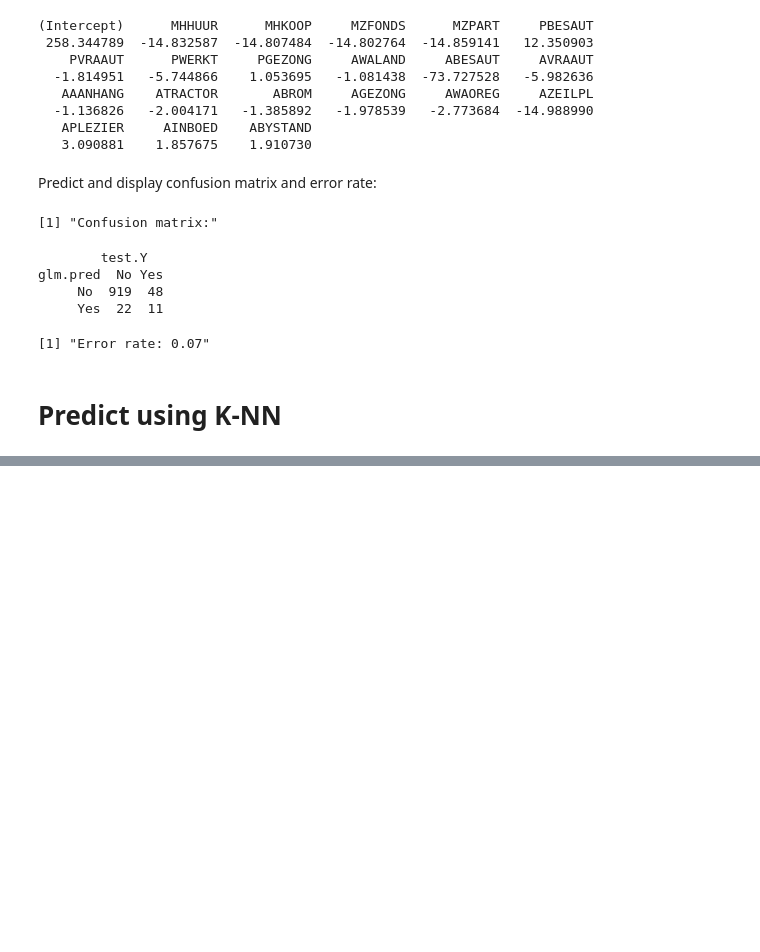
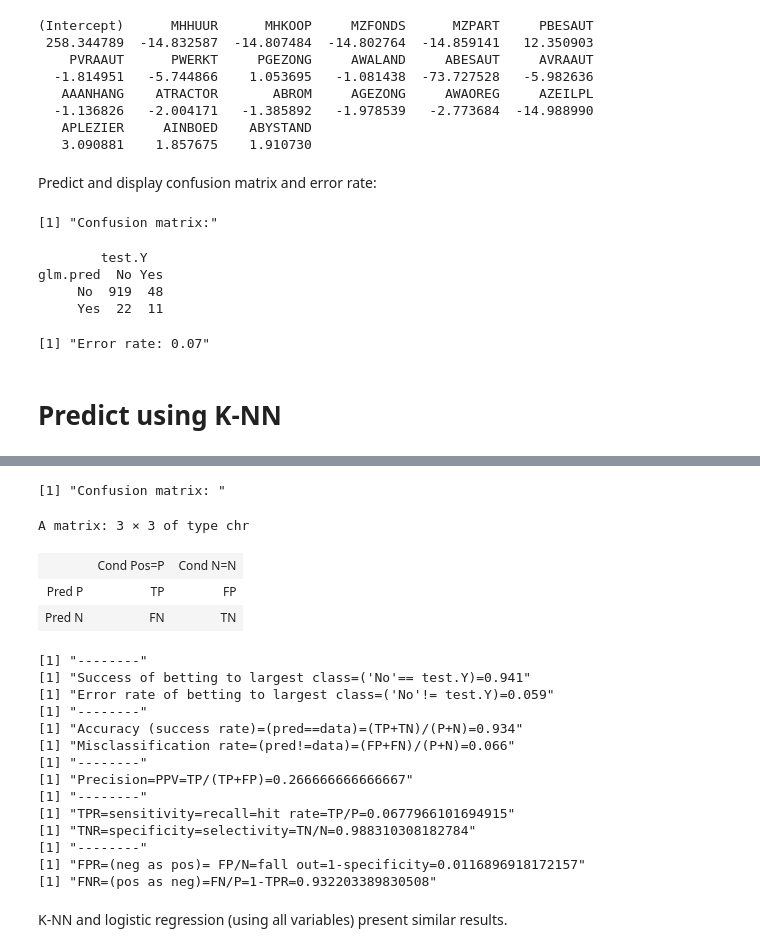
Before and after one commit to jabascal/notes-on-machine-learning, a Jupyter notebook: classification_example_R_Caravan.ipynb, the cells around one changed output, grey strips where cells are left out. Cells and saved outputs as stored; diff of their text form; code cells hidden in the pictures; blank space fills up the shorter version.

Commit message:
Update classification two examples using R: Predict direction of S&P500 and Predict Caravan insurance purchase

```diff
--- a/classification_example_R_Caravan.ipynb
+++ b/classification_example_R_Caravan.ipynb
@@ -198,0 +211,62 @@ ERROR: ignored
+# %%
+TP = knn.table[2,2]
+TN = knn.table[1,1]
+FP = knn.table[2,1]
+FN = knn.table[1,2]
+P = knn.table[1,2]+knn.table[2,2]
+N = knn.table[1,1]+knn.table[2,1]
+
+# Confusion matrix
+print("Confusion matrix: ")
+matrix(c('','Pred P', 'Pred N', 'Cond Pos=P', 'TP', 'FN', 'Cond N=N', 'FP', 'TN'), ncol=3)
+print("--------")
+# Betting to the largest class
+print(paste0("Success of betting to largest class=('No'== test.Y)=",mean('No' == test.Y)))
+print(paste0("Error rate of betting to largest class=('No'!= test.Y)=",mean('No' != test.Y)))
+print("--------")
+# Accuracy
+# Mean(knn.pred == test.Y)
+acc = (TP+TN)/(P+N)
+print(paste0("Accuracy (success rate)=(pred==data)=(TP+TN)/(P+N)=",acc))
+# Misclassification rate
+print(paste0("Misclassification rate=(pred!=data)=(FP+FN)/(P+N)=",mean(knn.pred != test.Y)))
+print("--------")
+# Precision = pos pred val PPV = success rate
+PPV = TP/(TP+FP)
+print(paste0("Precision=PPV=TP/(TP+FP)=",PPV))
+print("--------")
+# TPR = % true pos = sensitivity = recall
+TPR = TP/P
+print(paste0("TPR=sensitivity=recall=hit rate=TP/P=",TPR))
+# TNR = % true neg = specificity
+TNR = TN/N
+print(paste0("TNR=specificity=selectivity=TN/N=",TNR))
+print("--------")
+# FPR = % neg as pos = 1-specificity
+FPR = FP/N
+print(paste0("FPR=(neg as pos)= FP/N=fall out=1-specificity=",FPR))
+# FNR = % pos as neg
+FNR = FN/P
+print(paste0("FNR=(pos as neg)=FN/P=1-TPR=",FNR))
+# %% [output]
+[1] "Confusion matrix: "
+A matrix: 3 × 3 of type chr
+|  | Cond Pos=P | Cond N=N |
+| Pred P | TP | FP |
+| Pred N | FN | TN |
+[1] "--------"
+[1] "Success of betting to largest class=('No'== test.Y)=0.941"
+[1] "Error rate of betting to largest class=('No'!= test.Y)=0.059"
+[1] "--------"
+[1] "Accuracy (success rate)=(pred==data)=(TP+TN)/(P+N)=0.934"
+[1] "Misclassification rate=(pred!=data)=(FP+FN)/(P+N)=0.066"
+[1] "--------"
+[1] "Precision=PPV=TP/(TP+FP)=0.266666666666667"
+[1] "--------"
+[1] "TPR=sensitivity=recall=hit rate=TP/P=0.0677966101694915"
+[1] "TNR=specificity=selectivity=TN/N=0.988310308182784"
+[1] "--------"
+[1] "FPR=(neg as pos)= FP/N=fall out=1-specificity=0.0116896918172157"
+[1] "FNR=(pos as neg)=FN/P=1-TPR=0.932203389830508"
+# %% [markdown]
+K-NN and logistic regression (using all variables) present similar results.
```
Also changed, not shown: parts of 8 cells of this notebook, 2 other files.
